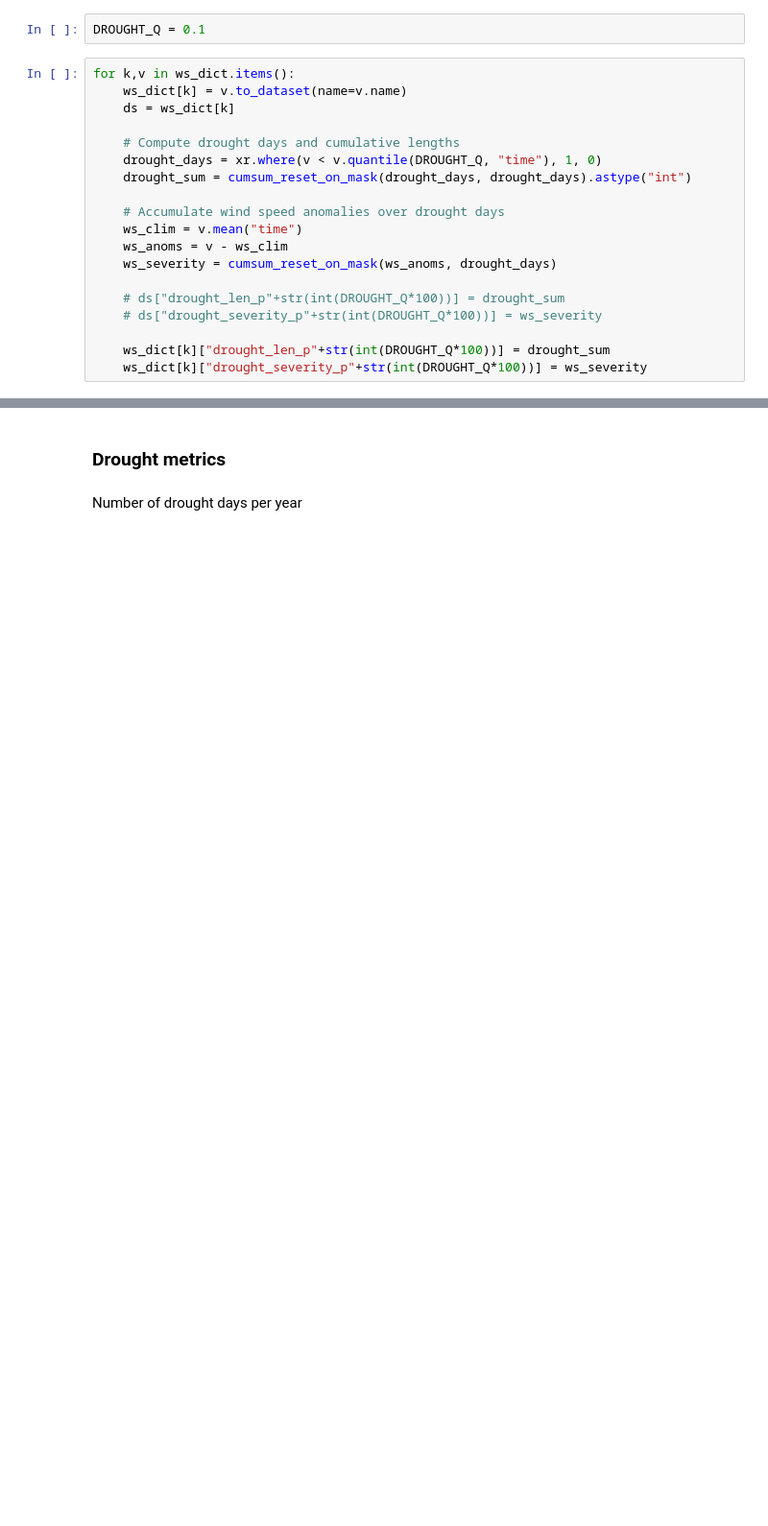
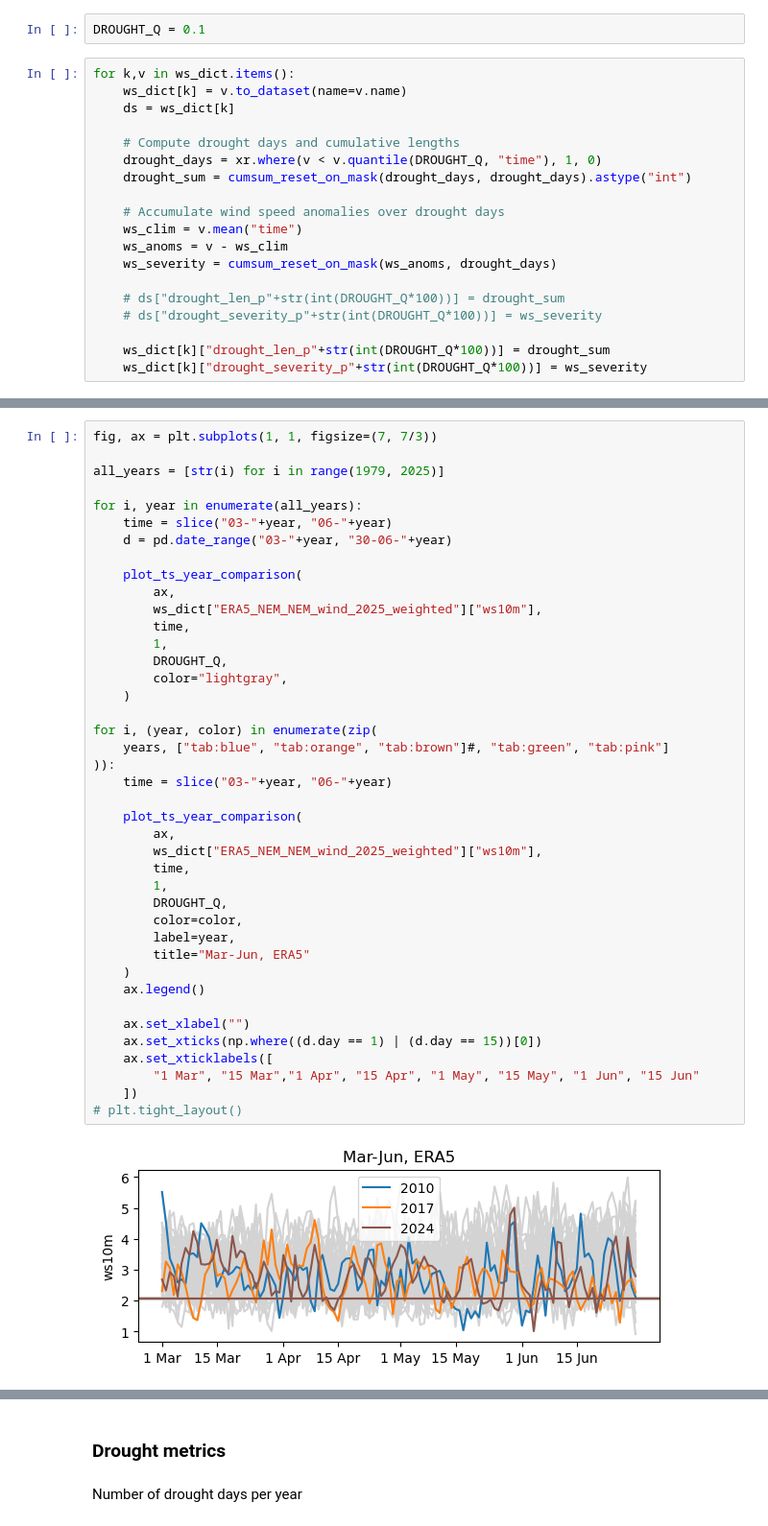
Before and after one commit to dougrichardson/wind_drought, a Jupyter notebook: 08_reanalysis_drought_stats.ipynb, the cells around one changed output, grey strips where cells are left out. Shown at 96% size. Drawn from its saved outputs; the diff is of its cells as text; blank space fills up the shorter version.

```diff
--- a/08_reanalysis_drought_stats.ipynb
+++ b/08_reanalysis_drought_stats.ipynb
@@ -91,0 +168,43 @@ for k,v in ws_dict.items():
+# %%
+fig, ax = plt.subplots(1, 1, figsize=(7, 7/3))
+
+all_years = [str(i) for i in range(1979, 2025)]
+
+for i, year in enumerate(all_years):
+    time = slice("03-"+year, "06-"+year)
+    d = pd.date_range("03-"+year, "30-06-"+year)
+
+    plot_ts_year_comparison(
+        ax,
+        ws_dict["ERA5_NEM_NEM_wind_2025_weighted"]["ws10m"],
+        time,
+        1,
+        DROUGHT_Q,
+        color="lightgray",
+    )
+
+for i, (year, color) in enumerate(zip(
+    years, ["tab:blue", "tab:orange", "tab:brown"]#, "tab:green", "tab:pink"]
+)):
+    time = slice("03-"+year, "06-"+year)
+
+    plot_ts_year_comparison(
+        ax,
+        ws_dict["ERA5_NEM_NEM_wind_2025_weighted"]["ws10m"],
+        time,
+        1,
+        DROUGHT_Q,
+        color=color,
+        label=year,
+        title="Mar-Jun, ERA5"
+    )
+    ax.legend()
+
+    ax.set_xlabel("")
+    ax.set_xticks(np.where((d.day == 1) | (d.day == 15))[0])
+    ax.set_xticklabels([
+        "1 Mar", "15 Mar","1 Apr", "15 Apr", "1 May", "15 May", "1 Jun", "15 Jun"
+    ])
+# plt.tight_layout()
+# %% [output]
+[figure, added]
```
Also changed, not shown: parts of 11 cells of this notebook.
